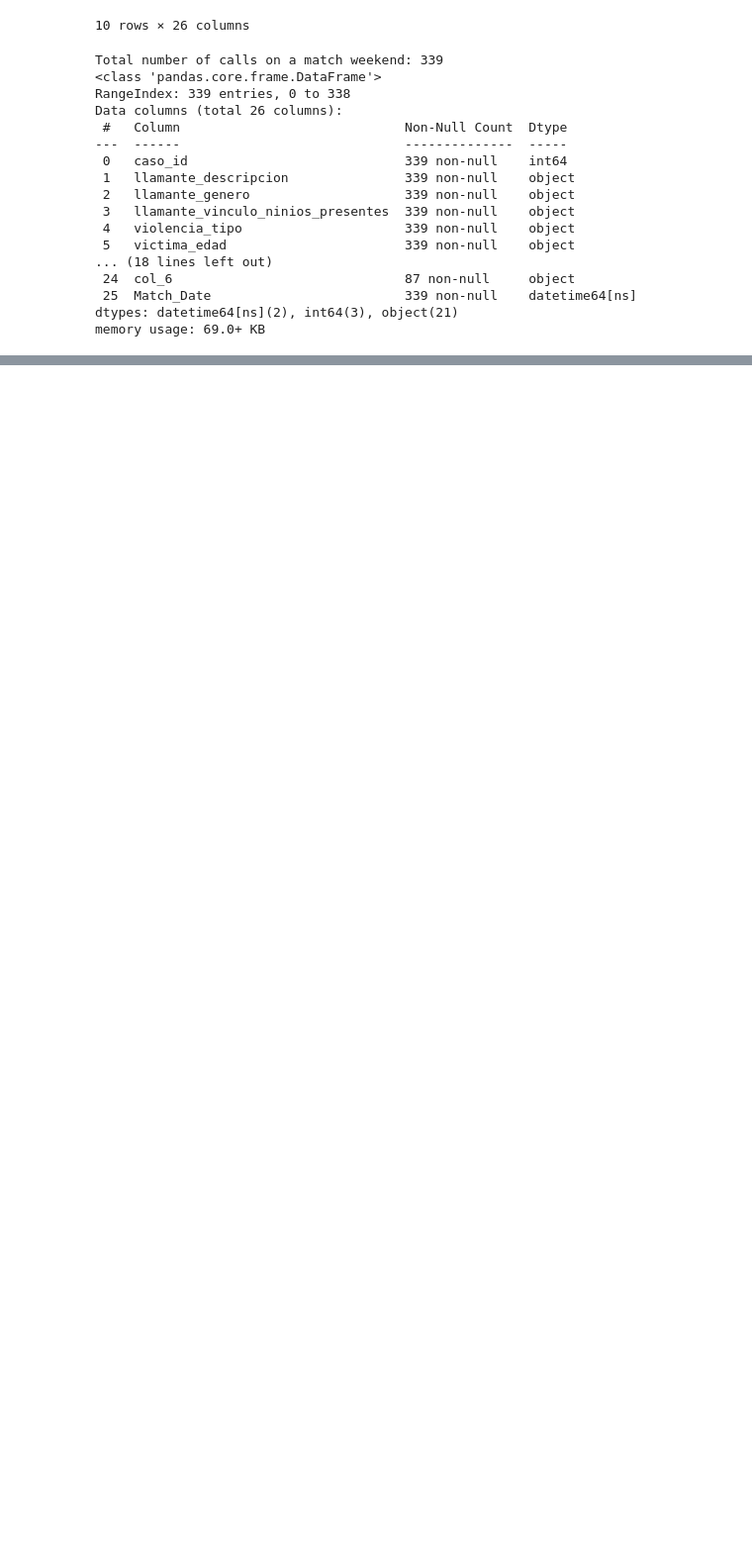
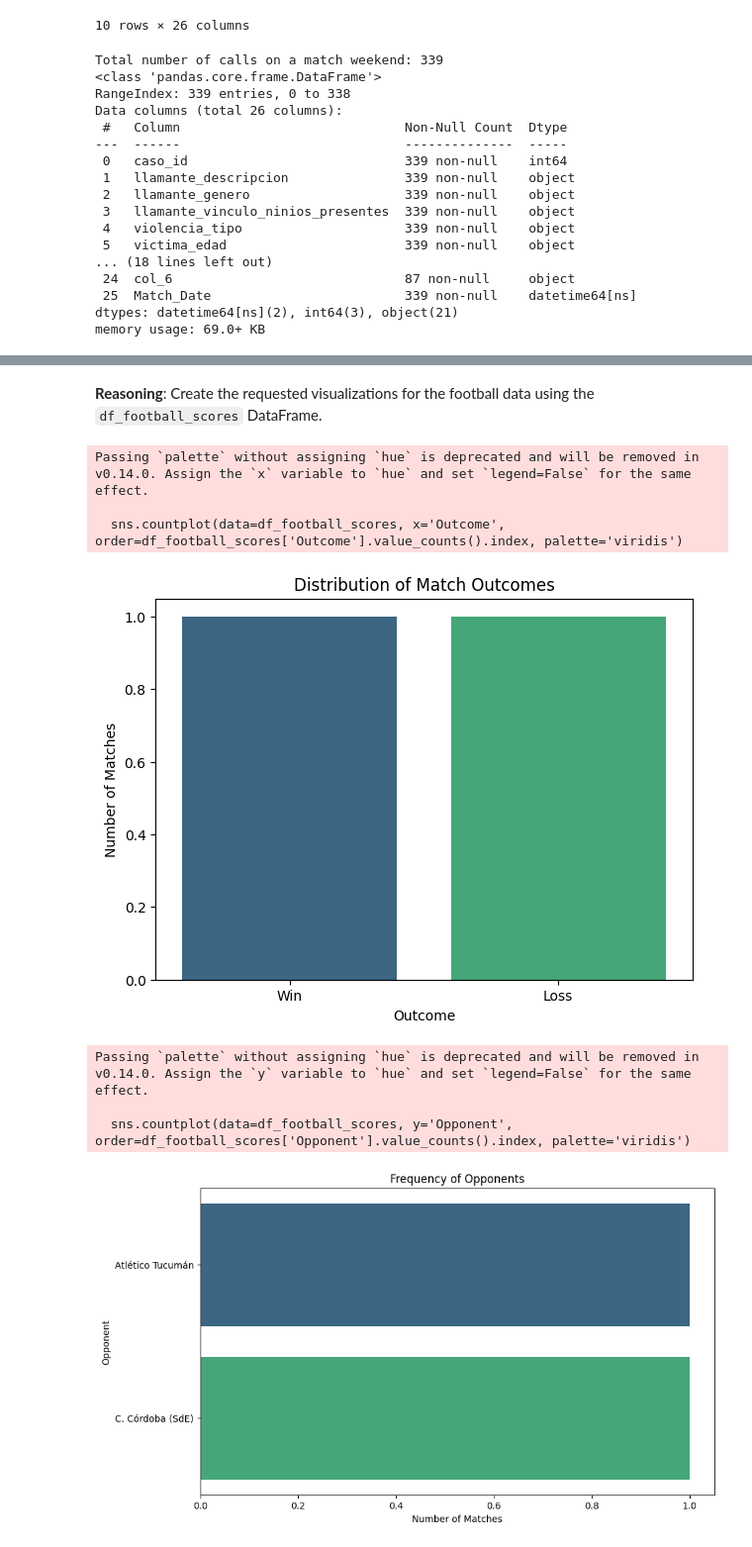
Before and after one commit to ValenG03/DVfootball-IA-project, a Jupyter notebook: ProyectoIA.ipynb, the cells around one changed output, grey strips where cells are left out. Shown: that part at 99% size. Drawn from its saved outputs; the diff is of its cells as text; code cells hidden in the pictures; blank space fills up the shorter version.

```diff
--- a/ProyectoIA.ipynb
+++ b/ProyectoIA.ipynb
@@ -1601,0 +927,38 @@ Distribution of calls by match result:
+# %% [markdown]
+**Reasoning**:
+Create the requested visualizations for the football data using the `df_football_scores` DataFrame.
+# %%
+import matplotlib.pyplot as plt
+import seaborn as sns
+
+# 1. Bar plot for match outcomes
+plt.figure(figsize=(7, 5))
+sns.countplot(data=df_football_scores, x='Outcome', order=df_football_scores['Outcome'].value_counts().index, palette='viridis')
+plt.title('Distribution of Match Outcomes')
+plt.xlabel('Outcome')
+plt.ylabel('Number of Matches')
+plt.show()
+
+# 2. Bar plot for opponent frequency
+plt.figure(figsize=(10, 6))
+sns.countplot(data=df_football_scores, y='Opponent', order=df_football_scores['Opponent'].value_counts().index, palette='viridis')
+plt.title('Frequency of Opponents')
+plt.xlabel('Number of Matches')
+plt.ylabel('Opponent')
+plt.show()
+
+# 3. Box plot for distribution of Boca's and opponent's scores
+plt.figure(figsize=(8, 6))
+sns.boxplot(data=df_football_scores[['Boca_Score', 'Opponent_Score']], palette='plasma')
+plt.title('Distribution of Boca and Opponent Scores')
+plt.ylabel('Score')
+plt.show()
+# %% [output]
+Passing `palette` without assigning `hue` is deprecated and will be removed in v0.14.0. Assign the `x` variable to `hue` and set `legend=False` for the same effect.
+
+  sns.countplot(data=df_football_scores, x='Outcome', order=df_football_scores['Outcome'].value_counts().index, palette='viridis')
+[figure, added]
+Passing `palette` without assigning `hue` is deprecated and will be removed in v0.14.0. Assign the `y` variable to `hue` and set `legend=False` for the same effect.
+
+  sns.countplot(data=df_football_scores, y='Opponent', order=df_football_scores['Opponent'].value_counts().index, palette='viridis')
+[figure, added]
```
Also changed, not shown: parts of 113 cells of this notebook.
